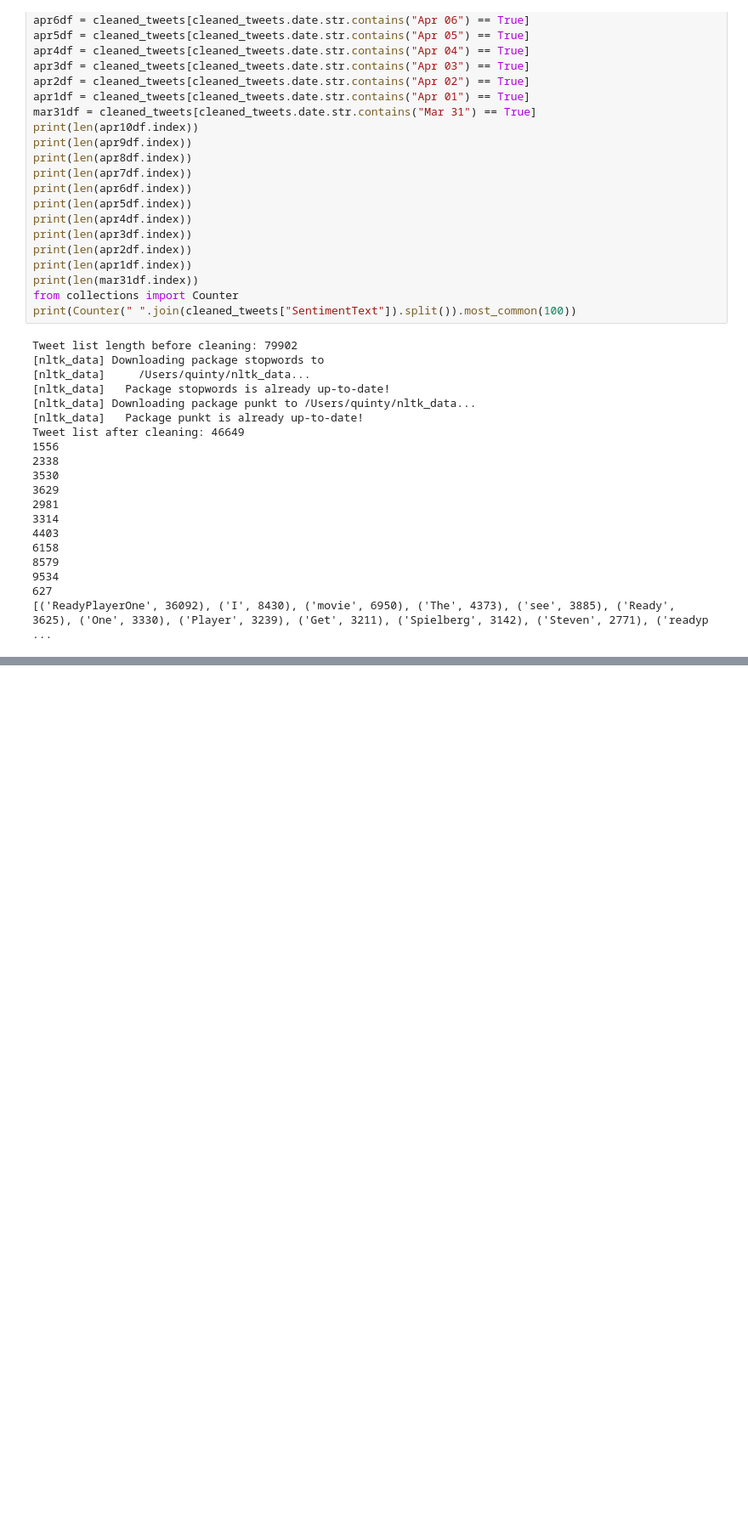
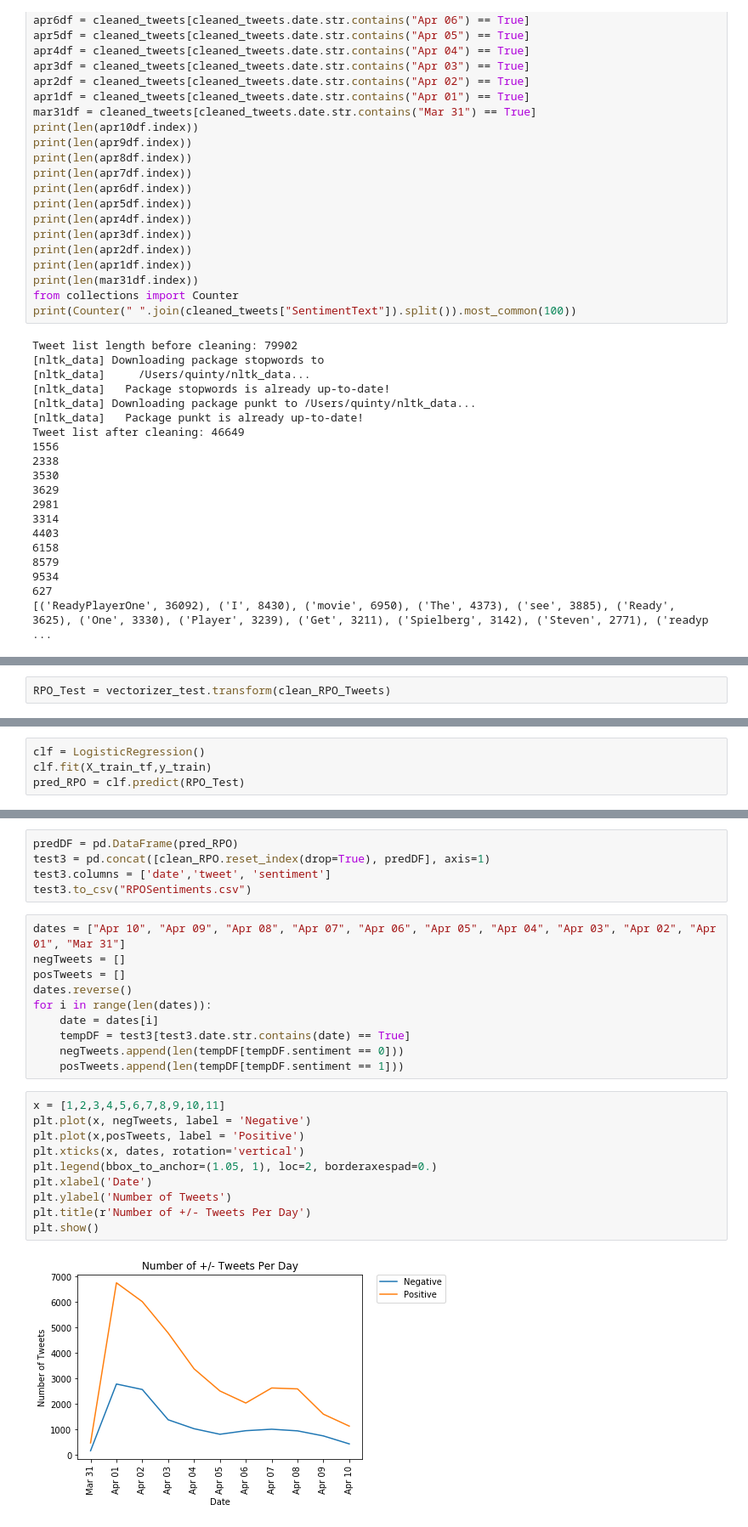
Before and after one commit to merrittd42/RPOSentimentAnalysis, a Jupyter notebook: python_analysis/Analysis.ipynb, the cells around one changed output, grey strips where cells are left out. Shown at 85% size. Drawn from its saved outputs; the diff is of its cells as text; blank space fills up the shorter version.

```diff
--- a/python_analysis/Analysis.ipynb
+++ b/python_analysis/Analysis.ipynb
@@ -333,0 +341,2 @@ Tweet list after cleaning: 46649
+# %%
+RPO_Test = vectorizer_test.transform(clean_RPO_Tweets)
@@ -333,0 +345,4 @@ Tweet list after cleaning: 46649
+# %%
+clf = LogisticRegression()
+clf.fit(X_train_tf,y_train)
+pred_RPO = clf.predict(RPO_Test)
@@ -333,0 +358,27 @@ Tweet list after cleaning: 46649
+# %%
+predDF = pd.DataFrame(pred_RPO)
+test3 = pd.concat([clean_RPO.reset_index(drop=True), predDF], axis=1)
+test3.columns = ['date','tweet', 'sentiment']
+test3.to_csv("RPOSentiments.csv")
+# %%
+dates = ["Apr 10", "Apr 09", "Apr 08", "Apr 07", "Apr 06", "Apr 05", "Apr 04", "Apr 03", "Apr 02", "Apr 01", "Mar 31"]
+negTweets = []
+posTweets = []
+dates.reverse()
+for i in range(len(dates)):
+    date = dates[i]
+    tempDF = test3[test3.date.str.contains(date) == True]
+    negTweets.append(len(tempDF[tempDF.sentiment == 0]))
+    posTweets.append(len(tempDF[tempDF.sentiment == 1]))
+# %%
+x = [1,2,3,4,5,6,7,8,9,10,11]
+plt.plot(x, negTweets, label = 'Negative')
+plt.plot(x,posTweets, label = 'Positive')
+plt.xticks(x, dates, rotation='vertical')
+plt.legend(bbox_to_anchor=(1.05, 1), loc=2, borderaxespad=0.)
+plt.xlabel('Date')
+plt.ylabel('Number of Tweets')
+plt.title(r'Number of +/- Tweets Per Day')
+plt.show()
+# %% [output]
+[figure, added]
```
Also changed, not shown: parts of 9 cells of this notebook, 1 other file.
